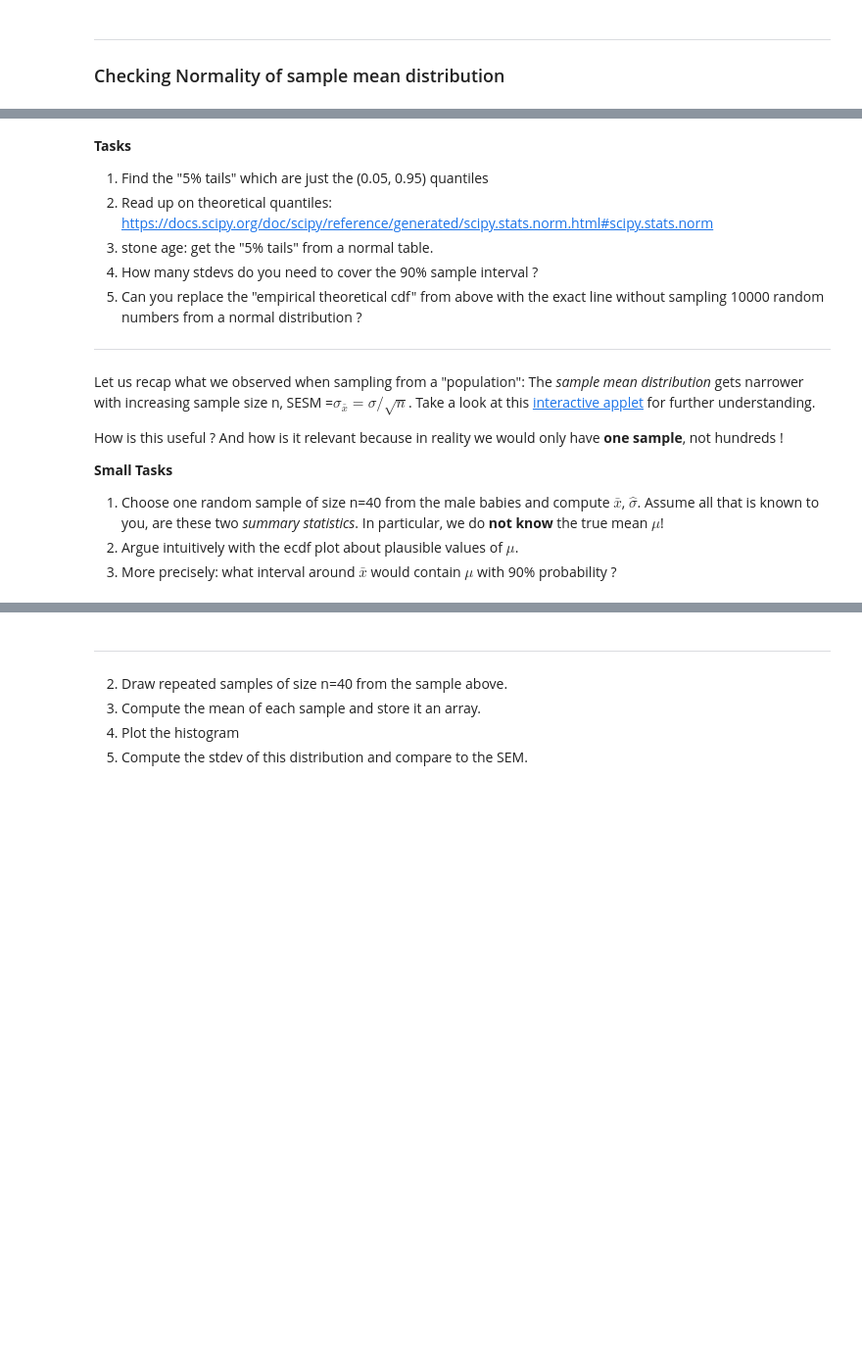
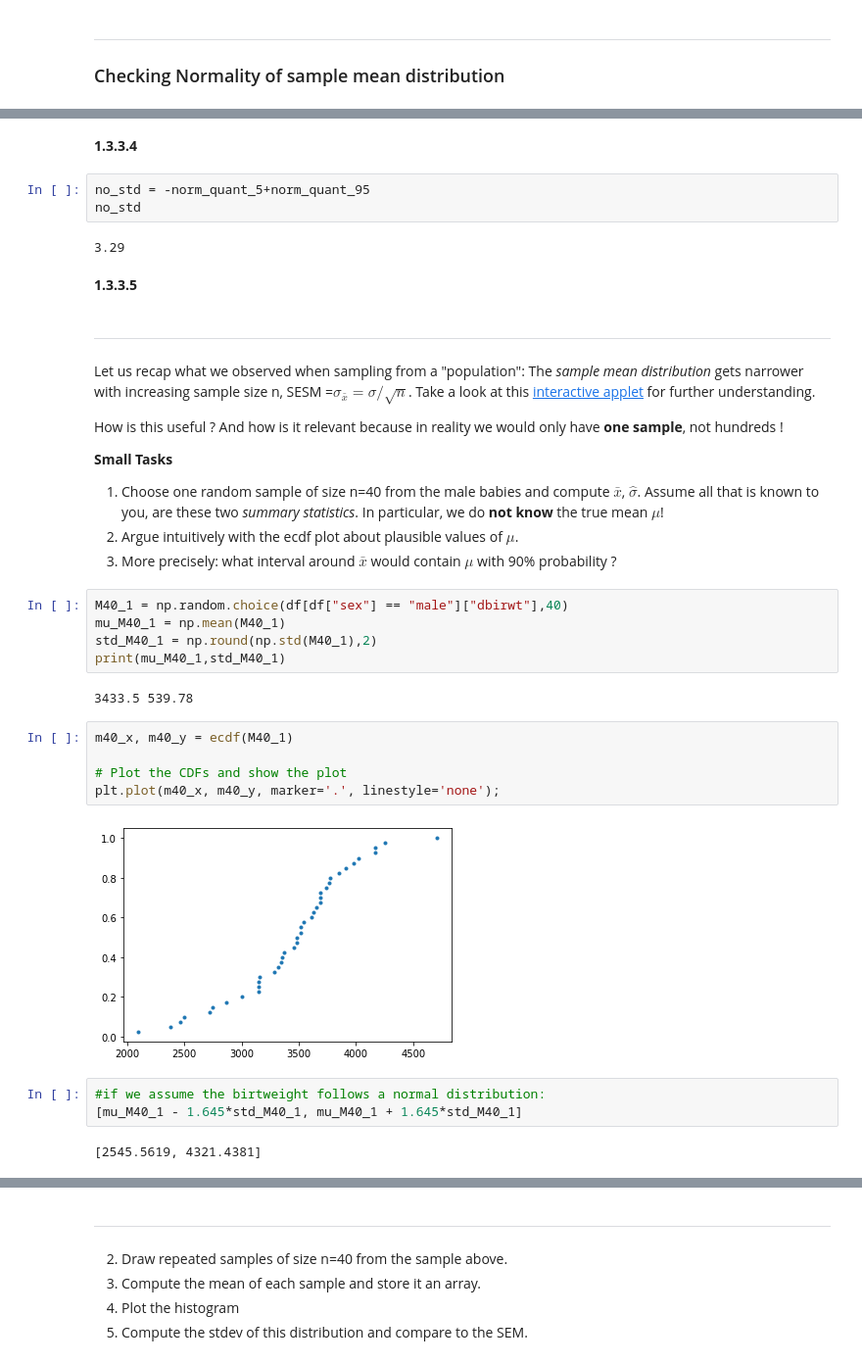
Before and after one commit to Heity94/01_DataScience_2021, a Jupyter notebook: Week_02/Lecture2_.ipynb, the cells around one changed output, grey strips where cells are left out. Shown at 98% size. Saved outputs shown, nothing was run; the diff lists cells and outputs as text; blank space fills up the shorter version.

```diff
--- a/Week_02/Lecture2_.ipynb
+++ b/Week_02/Lecture2_.ipynb
@@ -388,11 +378,13 @@ plt.show()
+# %% [markdown]
+**1.3.3.4**
+# %%
+no_std = -norm_quant_5+norm_quant_95
+no_std
+# %% [output]
+3.29
+# %% [markdown]
+**1.3.3.5**
 # %% [markdown]
-**Tasks**
-1. Find the "5% tails" which are just the (0.05, 0.95) quantiles
-2. Read up on theoretical quantiles: https://docs.scipy.org/doc/scipy/reference/generated/scipy.stats.norm.html#scipy.stats.norm
-3. stone age: get the "5% tails" from a normal table.
-4. How many stdevs do you need to cover the 90% sample interval ?
-5. Can you replace the "empirical theoretical cdf" from above with the exact line without sampling 10000 random numbers from a normal distribution ?
-
 --------------------------------------------------------------
 Let us recap what we observed when sampling from a "population": The *sample mean distribution* gets narrower with increasing sample size n, SESM =$\sigma_{\bar{x}} = \sigma/\sqrt{n}$.
 Take a look at this [interactive applet](http://onlinestatbook.com/stat_sim/sampling_dist/) for further understanding.
@@ -404,6 +396,25 @@ How is this useful ? And how is it relevant because in reality we would only hav
 1. Choose one random sample of size n=40 from the male babies and compute $\bar{x}$, $\hat{\sigma}$. Assume all that is known to you, are these two *summary statistics*. In particular, we do **not know** the true mean $\mu$!
 2. Argue intuitively with the ecdf plot about plausible values of $\mu$.
 3. More precisely: what interval around $\bar{x}$ would contain $\mu$ with 90% probability ?
+# %%
+M40_1 = np.random.choice(df[df["sex"] == "male"]["dbirwt"],40)
+mu_M40_1 = np.mean(M40_1)
+std_M40_1 = np.round(np.std(M40_1),2)
+print(mu_M40_1,std_M40_1)
+# %% [output]
+3433.5 539.78
+# %%
+m40_x, m40_y = ecdf(M40_1)
+
+# Plot the CDFs and show the plot
+plt.plot(m40_x, m40_y, marker='.', linestyle='none');
+# %% [output]
+[figure, added]
+# %%
+#if we assume the birtweight follows a normal distribution:
+[mu_M40_1 - 1.645*std_M40_1, mu_M40_1 + 1.645*std_M40_1]
+# %% [output]
+[2545.5619, 4321.4381]
 # %% [markdown]
 ----
 ## Hacker Statistic
```
Also changed, not shown: parts of 21 cells of this notebook, 1 other file.
